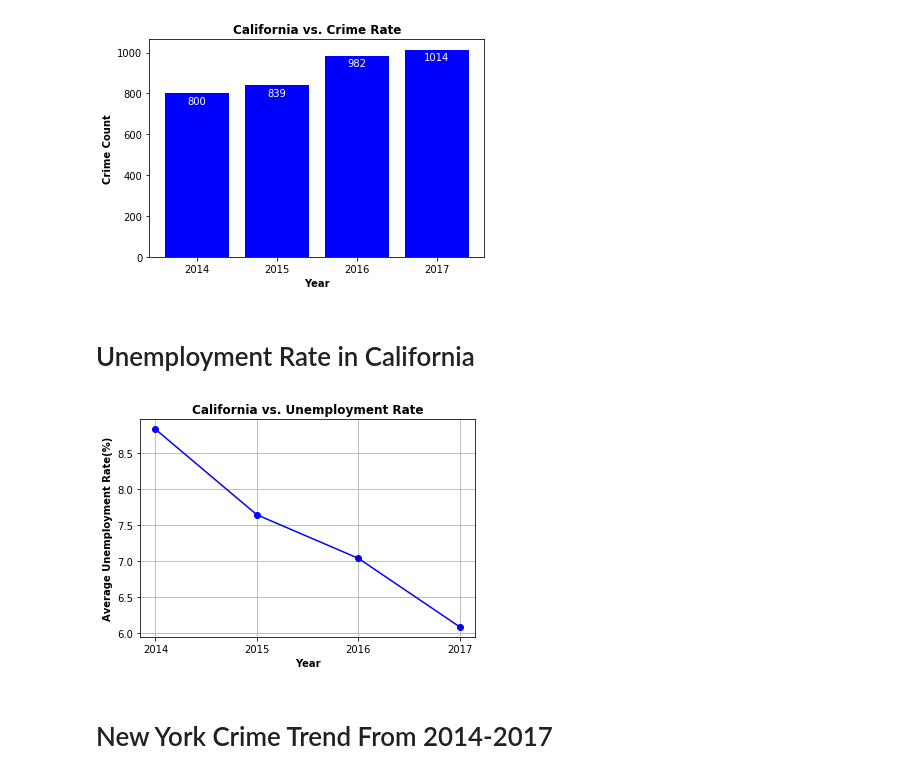
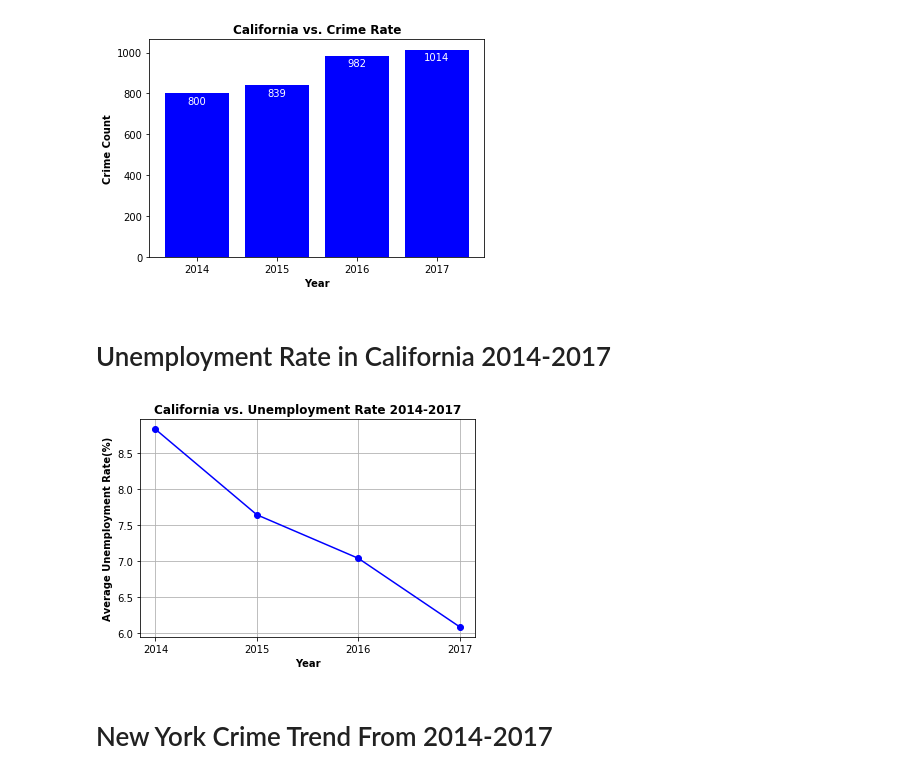
Before and after one commit to financialinvestigator01/Project_Teamwork, a Jupyter notebook: PM copy.ipynb, the cells around one changed output. Drawn from its saved outputs; the diff is of its cells as text; code cells hidden in the pictures.

```diff
--- a/PM copy.ipynb
+++ b/PM copy.ipynb
@@ -291,7 +293,7 @@ plt.ylabel("Crime Count", fontweight = "bold")
 Text(0, 0.5, 'Crime Count')
 [figure]
 # %% [markdown]
-# Unemployment Rate in California
+# Unemployment Rate in California 2014-2017
 # %%
 cleaned_unemployment_rate_df.head()
 
@@ -305,35 +307,35 @@ ca_2014_2017_1 = ca_unemployment_rate.loc[ca_2014_2017]
 
 #groupby the year
 ca_groupby_2014_2017 = ca_2014_2017_1.groupby(["Year"])
 
 #take the average unemployment rate of each year
 ca_groupby_2014_2017 = ca_groupby_2014_2017["Unemployment Rate"].mean()
 
 #create dataframe
 ca_groupby_2014_2017 = pd.DataFrame(ca_groupby_2014_2017)
 
 #reset the index
 ca_groupby_2014_2017 = ca_groupby_2014_2017.reset_index()
 
 #create the line graph
 
 #set X and Y axis
 x_axis = ca_groupby_2014_2017["Year"]
 y_axis = ca_groupby_2014_2017 ["Unemployment Rate"]
 
 #set tick locations
 plt.xticks(np.arange(min(years), max(years+1), 1.0))
 
 #plot the line graph
 ca_unemployment, = plt.plot(x_axis, y_axis, marker='o', color='blue', label='California')
 
 #label the graph
-plt.title("California vs. Unemployment Rate", fontweight = "bold")
+plt.title("California vs. Unemployment Rate 2014-2017", fontweight = "bold")
 plt.xlabel("Year", fontweight = "bold")
 plt.ylabel("Average Unemployment Rate(%)", fontweight = "bold")
 plt.grid()
 # %% [output]
-[figure, old version]
+[figure, new version]
 # %% [markdown]
 # New York Crime Trend From 2014-2017
 # %%
```
Also changed, not shown: parts of 5 cells of this notebook, 17 other files.
